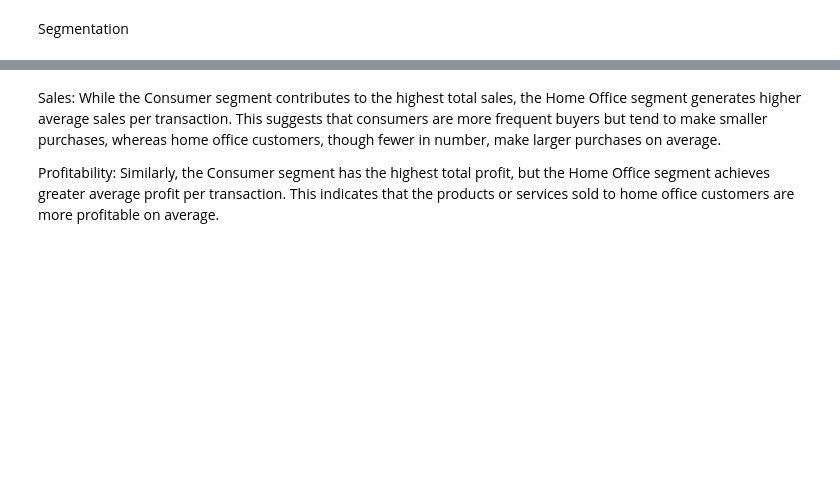
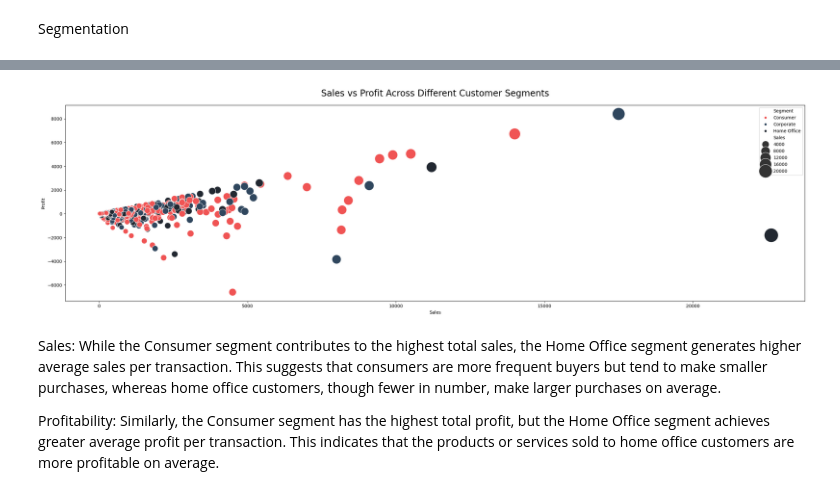
Before and after one commit to pouyaneh/Superstore-Sales, a Jupyter notebook: code.ipynb, the cells around one changed output, grey strips where cells are left out. Cells and saved outputs as stored; diff of their text form; code cells hidden in the pictures; blank space fills up the shorter version.

```diff
--- a/code.ipynb
+++ b/code.ipynb
@@ -396,6 +412,16 @@ fig.update_layout(
 )
 
 fig.show()
+# %%
+df_scatter = df[['Sales','Profit','Segment']].copy()
+
+plt.figure(figsize=[30,8])
+
+sns.scatterplot(x=df_scatter['Sales'], y=df_scatter['Profit'], hue=df_scatter['Segment'], palette=['#F05454','#30475E','#222831'], size=df_scatter["Sales"], sizes=(100,1000), legend='auto')
+plt.title("Sales vs Profit Across Different Customer Segments", size=20, pad=20)
+plt.show()
+# %% [output]
+[figure, added]
 # %% [markdown]
 Sales:
 While the Consumer segment contributes to the highest total sales, the Home Office segment generates higher average sales per transaction. This suggests that consumers are more frequent buyers but tend to make smaller purchases, whereas home office customers, though fewer in number, make larger purchases on average.
```
Also changed, not shown: parts of 1 cell of this notebook.
